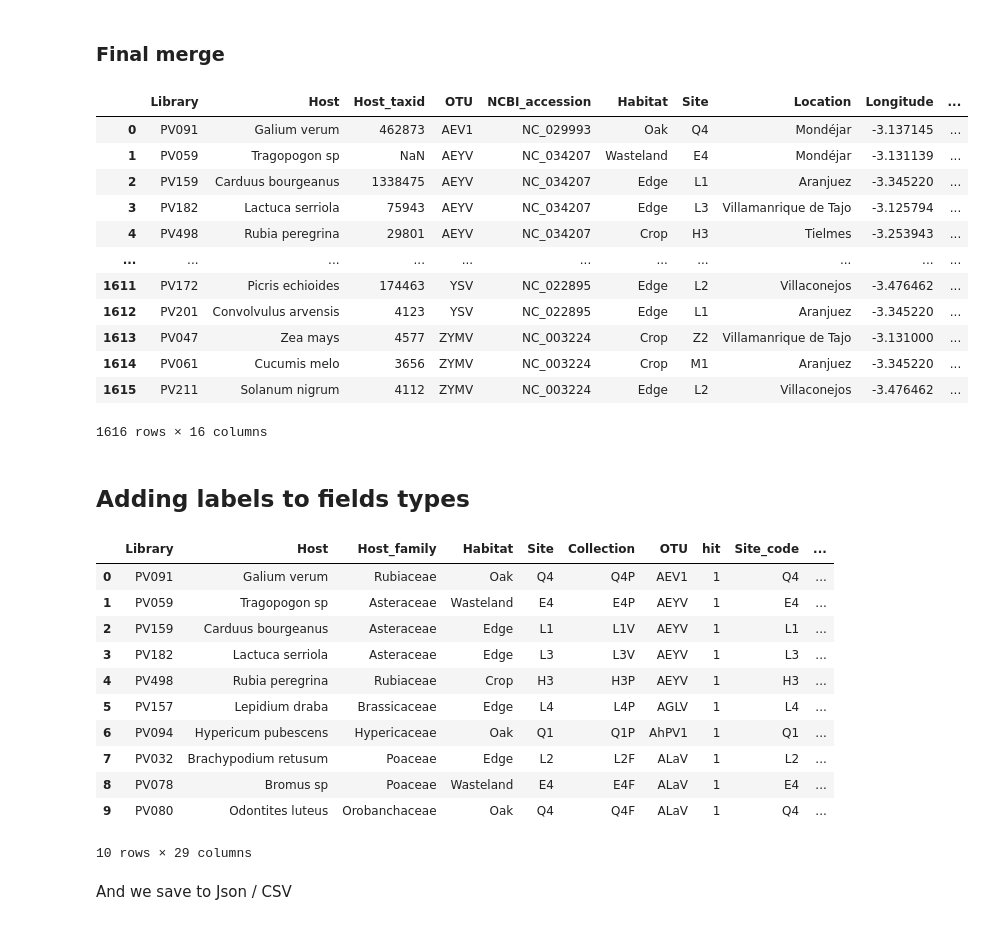
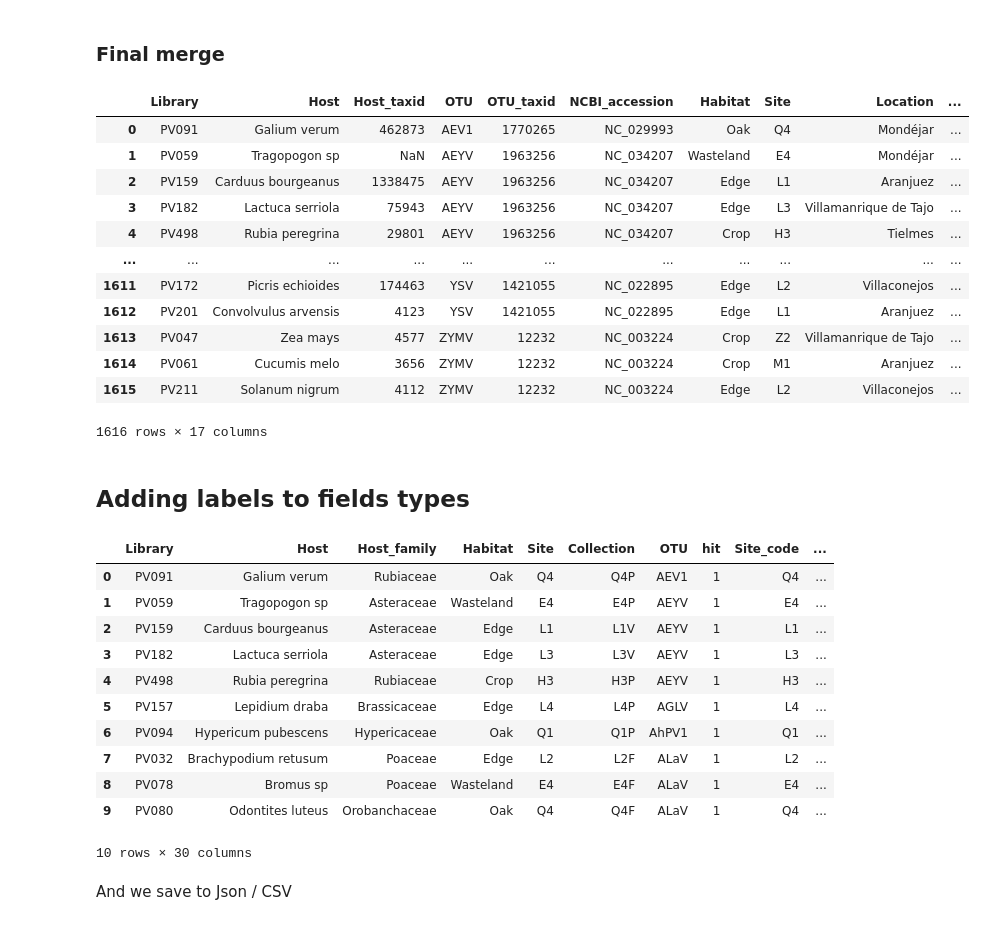
Before and after one commit to wilkinsonlab/miripvir25, a Jupyter notebook: notebooks/2025-03-11-mulvirisk-upload.ipynb, the cells around one changed output. Saved outputs shown, nothing was run; the diff lists cells and outputs as text; code cells hidden in the pictures.

Commit message:
added OTU taxon id

```diff
--- a/notebooks/2025-03-11-mulvirisk-upload.ipynb
+++ b/notebooks/2025-03-11-mulvirisk-upload.ipynb
@@ -43,0 +46,19 @@ otus
+# %%
+def extract_taxonomy_from_gene_records(host_name):
+    url = "https://api.ncbi.nlm.nih.gov/datasets/v2"
+    url = f'{url}/gene/accession/{host_name}/dataset_report'.replace(' ', '%20')
+    r = requests.get(url)
+
+    try:
+        r.raise_for_status()
+    except requests.HTTPError:
+        return pd.NA
+    try:
+        u = str(r.json()['reports'][0]['gene']['tax_id'])
+    except KeyError:
+        return pd.NA
+    except IndexError:
+        return pd.NA
+    return u
+# %%
+otus['OTU_taxid'] = otus['NCBI_accession'].apply(extract_taxonomy_from_gene_records)
@@ -272,21 +309,21 @@ species_taxid_map[species_taxid_map.taxid.isna()]
 # %%
 final = pd.merge(hits_sampling_otus, species_taxid_map, left_on='Host', right_on='species_name', how='left')
 # %%
-final[['Library', 'Host', 'taxid',  'OTU', 'NCBI_accession', 'Habitat', 'Site', 'Location', 'Longitude', 'Latitude', 'Date', 'OTU name', 'Family', 'NCBI_title', 'Genome', 'BLAST_matches']].rename(columns={'taxid': 'Host_taxid'})
+final[['Library', 'Host', 'taxid',  'OTU', 'OTU_taxid', 'NCBI_accession', 'Habitat', 'Site', 'Location', 'Longitude', 'Latitude', 'Date', 'OTU name', 'Family', 'NCBI_title', 'Genome', 'BLAST_matches']].rename(columns={'taxid': 'Host_taxid'})
 # %% [output]
-|  | Library | Host | Host_taxid | OTU | NCBI_accession | Habitat | Site | Location | Longitude | ... |
-| 0 | PV091 | Galium verum | 462873 | AEV1 | NC_029993 | Oak | Q4 | Mondéjar | -3.137145 | ... |
-| 1 | PV059 | Tragopogon sp | NaN | AEYV | NC_034207 | Wasteland | E4 | Mondéjar | -3.131139 | ... |
-| 2 | PV159 | Carduus bourgeanus | 1338475 | AEYV | NC_034207 | Edge | L1 | Aranjuez | -3.345220 | ... |
-| 3 | PV182 | Lactuca serriola | 75943 | AEYV | NC_034207 | Edge | L3 | Villamanrique de Tajo | -3.125794 | ... |
-| 4 | PV498 | Rubia peregrina | 29801 | AEYV | NC_034207 | Crop | H3 | Tielmes | -3.253943 | ... |
+|  | Library | Host | Host_taxid | OTU | OTU_taxid | NCBI_accession | Habitat | Site | Location | ... |
+| 0 | PV091 | Galium verum | 462873 | AEV1 | 1770265 | NC_029993 | Oak | Q4 | Mondéjar | ... |
+| 1 | PV059 | Tragopogon sp | NaN | AEYV | 1963256 | NC_034207 | Wasteland | E4 | Mondéjar | ... |
+| 2 | PV159 | Carduus bourgeanus | 1338475 | AEYV | 1963256 | NC_034207 | Edge | L1 | Aranjuez | ... |
+| 3 | PV182 | Lactuca serriola | 75943 | AEYV | 1963256 | NC_034207 | Edge | L3 | Villamanrique de Tajo | ... |
+| 4 | PV498 | Rubia peregrina | 29801 | AEYV | 1963256 | NC_034207 | Crop | H3 | Tielmes | ... |
 | ... | ... | ... | ... | ... | ... | ... | ... | ... | ... | ... |
-| 1611 | PV172 | Picris echioides | 174463 | YSV | NC_022895 | Edge | L2 | Villaconejos | -3.476462 | ... |
-| 1612 | PV201 | Convolvulus arvensis | 4123 | YSV | NC_022895 | Edge | L1 | Aranjuez | -3.345220 | ... |
-| 1613 | PV047 | Zea mays | 4577 | ZYMV | NC_003224 | Crop | Z2 | Villamanrique de Tajo | -3.131000 | ... |
-| 1614 | PV061 | Cucumis melo | 3656 | ZYMV | NC_003224 | Crop | M1 | Aranjuez | -3.345220 | ... |
-| 1615 | PV211 | Solanum nigrum | 4112 | ZYMV | NC_003224 | Edge | L2 | Villaconejos | -3.476462 | ... |
+| 1611 | PV172 | Picris echioides | 174463 | YSV | 1421055 | NC_022895 | Edge | L2 | Villaconejos | ... |
+| 1612 | PV201 | Convolvulus arvensis | 4123 | YSV | 1421055 | NC_022895 | Edge | L1 | Aranjuez | ... |
+| 1613 | PV047 | Zea mays | 4577 | ZYMV | 12232 | NC_003224 | Crop | Z2 | Villamanrique de Tajo | ... |
+| 1614 | PV061 | Cucumis melo | 3656 | ZYMV | 12232 | NC_003224 | Crop | M1 | Aranjuez | ... |
+| 1615 | PV211 | Solanum nigrum | 4112 | ZYMV | 12232 | NC_003224 | Edge | L2 | Villaconejos | ... |
-1616 rows × 16 columns
+1616 rows × 17 columns
 # %% [markdown]
 ## Adding labels to fields types
 # %%
@@ -311,7 +348,7 @@ final[:10]
 | 7 | PV032 | Brachypodium retusum | Poaceae | Edge | L2 | L2F | ALaV | 1 | L2 | ... |
 | 8 | PV078 | Bromus sp | Poaceae | Wasteland | E4 | E4F | ALaV | 1 | E4 | ... |
 | 9 | PV080 | Odontites luteus | Orobanchaceae | Oak | Q4 | Q4F | ALaV | 1 | Q4 | ... |
-10 rows × 29 columns
+10 rows × 30 columns
 # %% [markdown]
 And we save to Json / CSV
 # %%
```
Also changed, not shown: parts of 3 cells of this notebook, 3 other files.
